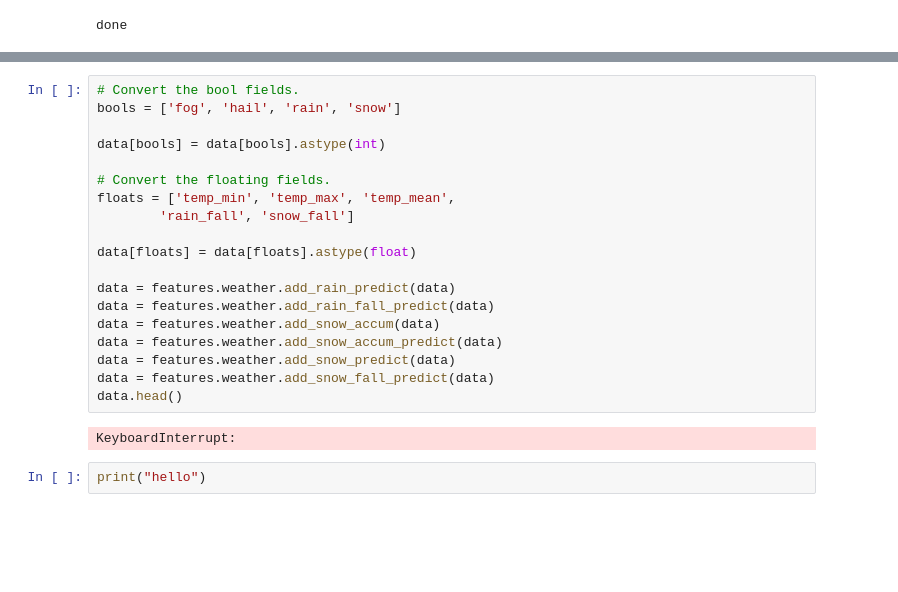
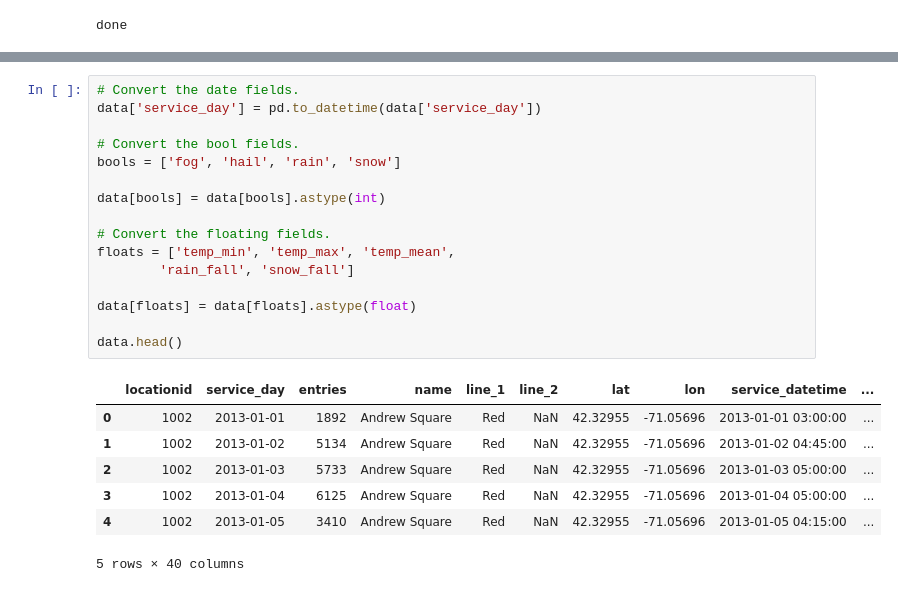
Before and after one commit to azampagl/harvard-capstone, a Jupyter notebook: src/prediction/daily_t_station/EntriesByDayWrangle.ipynb, the cells around one changed output, grey strips where cells are left out. Cells and saved outputs as stored; diff of their text form; blank space fills up the shorter version.

```diff
--- a/src/prediction/daily_t_station/EntriesByDayWrangle.ipynb
+++ b/src/prediction/daily_t_station/EntriesByDayWrangle.ipynb
@@ -125,24 +120,25 @@ data.head()
 5 rows × 40 columns
 # %%
+# Convert the date fields.
+data['service_day'] = pd.to_datetime(data['service_day'])
+
 # Convert the bool fields.
 bools = ['fog', 'hail', 'rain', 'snow']
 
 data[bools] = data[bools].astype(int)
 
 # Convert the floating fields.
 floats = ['temp_min', 'temp_max', 'temp_mean',
         'rain_fall', 'snow_fall']
 
 data[floats] = data[floats].astype(float)
 
-data = features.weather.add_rain_predict(data)
-data = features.weather.add_rain_fall_predict(data)
-data = features.weather.add_snow_accum(data)
-data = features.weather.add_snow_accum_predict(data)
-data = features.weather.add_snow_predict(data)
-data = features.weather.add_snow_fall_predict(data)
 data.head()
 # %% [output]
+|  | locationid | service_day | entries | name | line_1 | line_2 | lat | lon | service_datetime | ... |
+| 0 | 1002 | 2013-01-01 | 1892 | Andrew Square | Red | NaN | 42.32955 | -71.05696 | 2013-01-01 03:00:00 | ... |
+| 1 | 1002 | 2013-01-02 | 5134 | Andrew Square | Red | NaN | 42.32955 | -71.05696 | 2013-01-02 04:45:00 | ... |
+| 2 | 1002 | 2013-01-03 | 5733 | Andrew Square | Red | NaN | 42.32955 | -71.05696 | 2013-01-03 05:00:00 | ... |
+| 3 | 1002 | 2013-01-04 | 6125 | Andrew Square | Red | NaN | 42.32955 | -71.05696 | 2013-01-04 05:00:00 | ... |
+| 4 | 1002 | 2013-01-05 | 3410 | Andrew Square | Red | NaN | 42.32955 | -71.05696 | 2013-01-05 04:15:00 | ... |
-KeyboardInterrupt:
+5 rows × 40 columns
-# %%
-print("hello")
```
Also changed, not shown: parts of 16 cells of this notebook, 1 other file.
